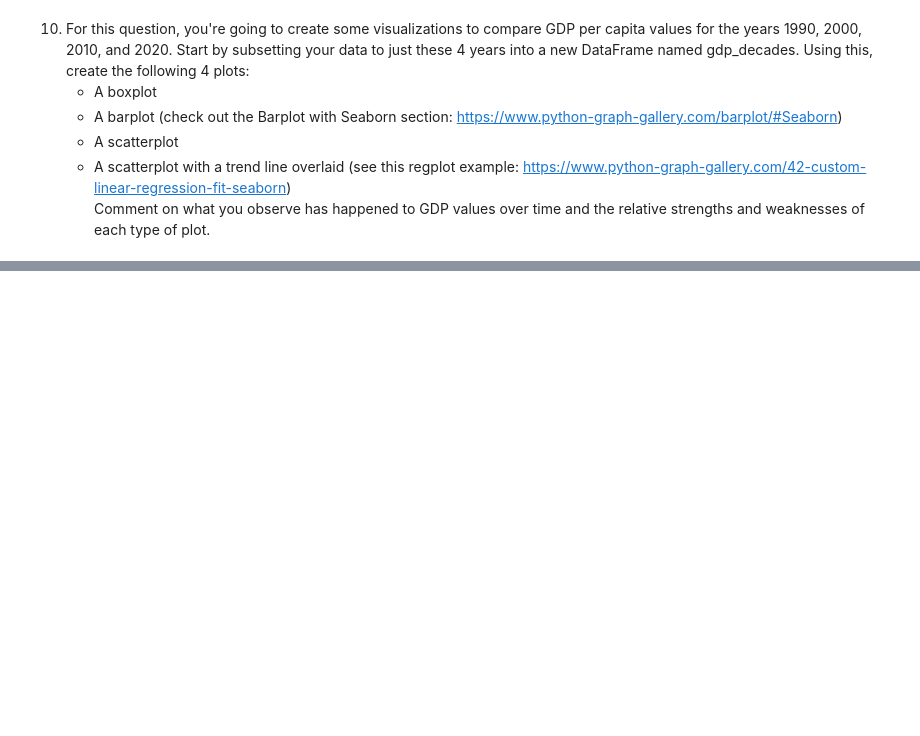
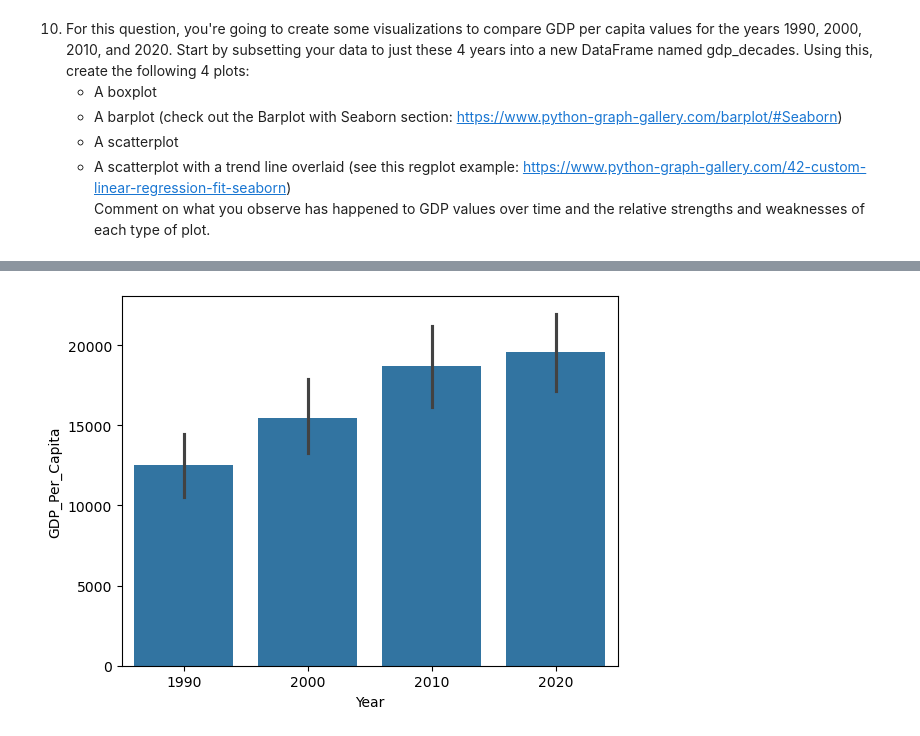
Before and after one commit to NSS-Full-Time-Data-Analytics-14/gdp-and-internet-usage-david423br, a Jupyter notebook: notebook/UN_Internet_GDP_DRuiz.ipynb, the cells around one changed output, grey strips where cells are left out. Drawn from its saved outputs; the diff is of its cells as text; code cells hidden in the pictures; blank space fills up the shorter version.

```diff
--- a/notebook/UN_Internet_GDP_DRuiz.ipynb
+++ b/notebook/UN_Internet_GDP_DRuiz.ipynb
@@ -160,0 +229,5 @@ Comment on what you observe has happened to GDP values over time and the relativ
+# %%
+sns.barplot(x=gdp_decades["Year"], y=gdp_decades["GDP_Per_Capita"])
+plt.show()
+# %% [output]
+[figure, added]
```
Also changed, not shown: parts of 20 cells of this notebook.
